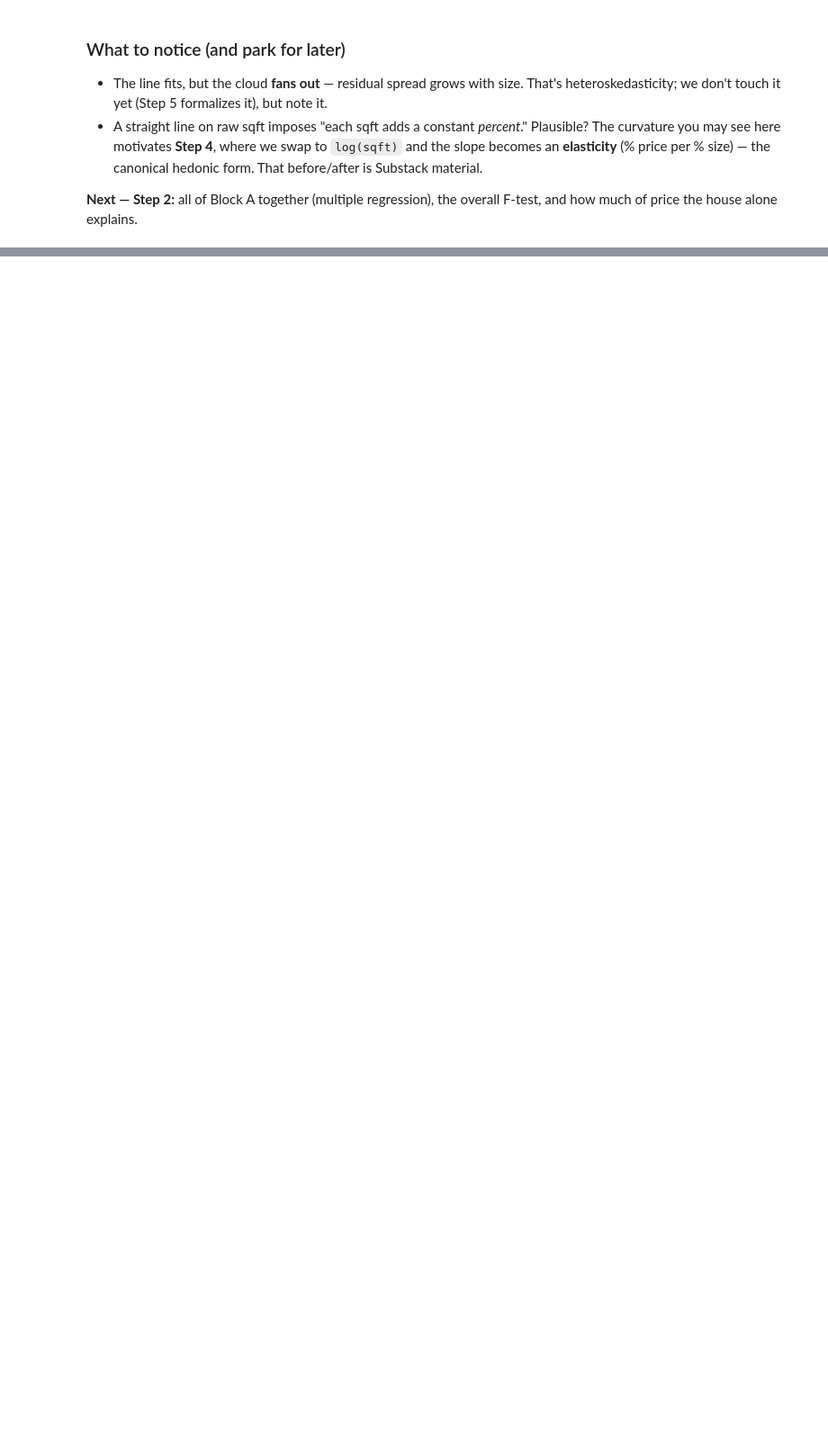
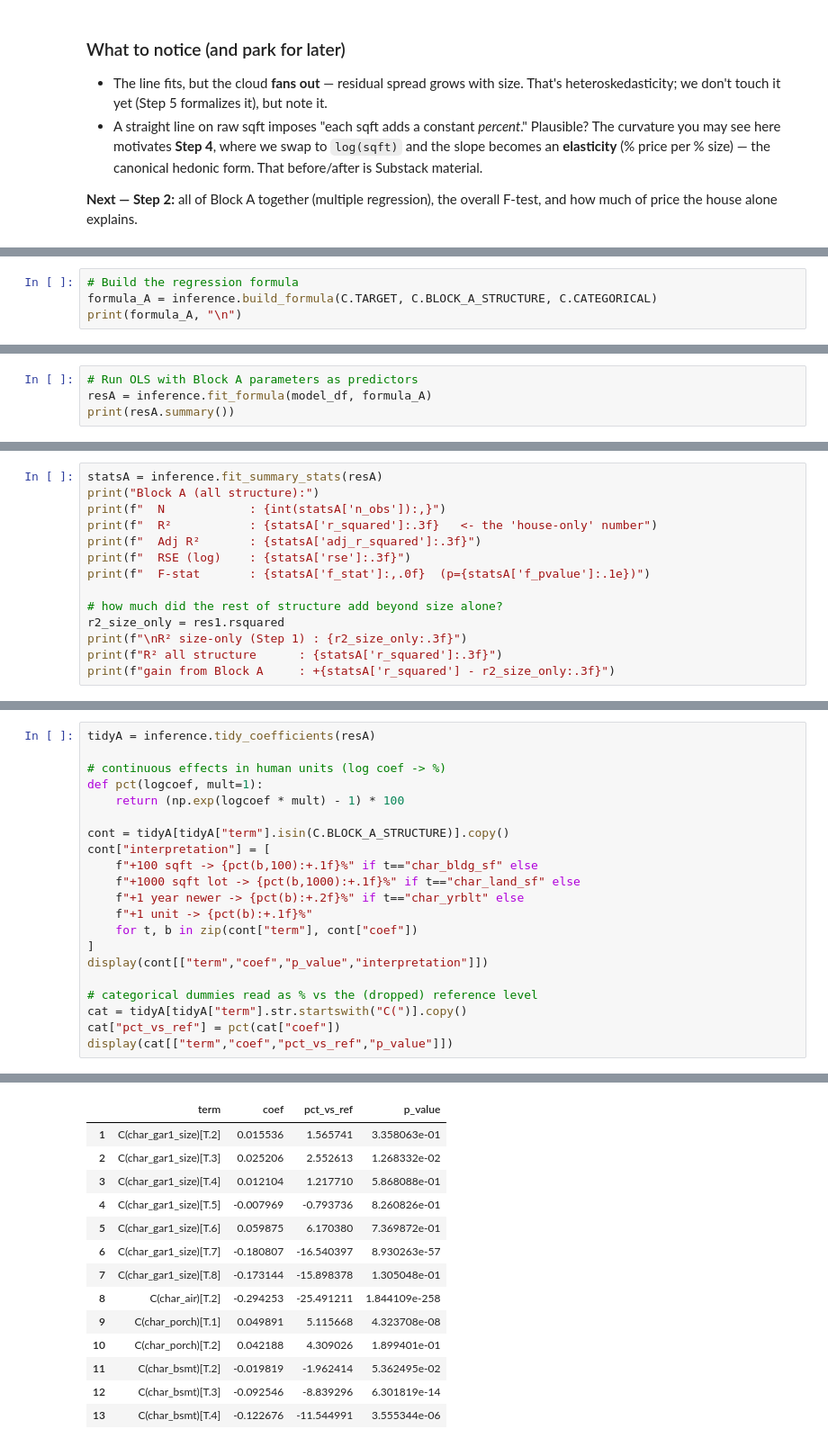
Before and after one commit to eshanprashar/chi-housing-analysis, a Jupyter notebook: notebooks/02_hedonic_regression.ipynb, the cells around one changed output, grey strips where cells are left out. Shown at 90% size. Drawn from its saved outputs; the diff is of its cells as text; blank space fills up the shorter version.

Commit message:
updated with multiple regression

```diff
--- a/notebooks/02_hedonic_regression.ipynb
+++ b/notebooks/02_hedonic_regression.ipynb
@@ -130,0 +141,4 @@ plt.show()
+# %%
+# Build the regression formula
+formula_A = inference.build_formula(C.TARGET, C.BLOCK_A_STRUCTURE, C.CATEGORICAL)
+print(formula_A, "\n")
@@ -130,0 +147,4 @@ plt.show()
+# %%
+# Run OLS with Block A parameters as predictors
+resA = inference.fit_formula(model_df, formula_A)
+print(resA.summary())
@@ -130,0 +169,14 @@ plt.show()
+# %%
+statsA = inference.fit_summary_stats(resA)
+print("Block A (all structure):")
+print(f"  N            : {int(statsA['n_obs']):,}")
+print(f"  R²           : {statsA['r_squared']:.3f}   <- the 'house-only' number")
+print(f"  Adj R²       : {statsA['adj_r_squared']:.3f}")
+print(f"  RSE (log)    : {statsA['rse']:.3f}")
+print(f"  F-stat       : {statsA['f_stat']:,.0f}  (p={statsA['f_pvalue']:.1e})")
+
+# how much did the rest of structure add beyond size alone?
+r2_size_only = res1.rsquared
+print(f"\nR² size-only (Step 1) : {r2_size_only:.3f}")
+print(f"R² all structure      : {statsA['r_squared']:.3f}")
+print(f"gain from Block A     : +{statsA['r_squared'] - r2_size_only:.3f}")
@@ -130,0 +194,22 @@ plt.show()
+# %%
+tidyA = inference.tidy_coefficients(resA)
+
+# continuous effects in human units (log coef -> %)
+def pct(logcoef, mult=1):
+    return (np.exp(logcoef * mult) - 1) * 100
+
+cont = tidyA[tidyA["term"].isin(C.BLOCK_A_STRUCTURE)].copy()
+cont["interpretation"] = [
+    f"+100 sqft -> {pct(b,100):+.1f}%" if t=="char_bldg_sf" else
+    f"+1000 sqft lot -> {pct(b,1000):+.1f}%" if t=="char_land_sf" else
+    f"+1 year newer -> {pct(b):+.2f}%" if t=="char_yrblt" else
+    f"+1 unit -> {pct(b):+.1f}%"
+    for t, b in zip(cont["term"], cont["coef"])
+]
+display(cont[["term","coef","p_value","interpretation"]])
+
+# categorical dummies read as % vs the (dropped) reference level
+cat = tidyA[tidyA["term"].str.startswith("C(")].copy()
+cat["pct_vs_ref"] = pct(cat["coef"])
+display(cat[["term","coef","pct_vs_ref","p_value"]])
+# %% [output]
@@ -130,0 +222,14 @@ plt.show()
+|  | term | coef | pct_vs_ref | p_value |
+| 1 | C(char_gar1_size)[T.2] | 0.015536 | 1.565741 | 3.358063e-01 |
+| 2 | C(char_gar1_size)[T.3] | 0.025206 | 2.552613 | 1.268332e-02 |
+| 3 | C(char_gar1_size)[T.4] | 0.012104 | 1.217710 | 5.868088e-01 |
+| 4 | C(char_gar1_size)[T.5] | -0.007969 | -0.793736 | 8.260826e-01 |
+| 5 | C(char_gar1_size)[T.6] | 0.059875 | 6.170380 | 7.369872e-01 |
+| 6 | C(char_gar1_size)[T.7] | -0.180807 | -16.540397 | 8.930263e-57 |
+| 7 | C(char_gar1_size)[T.8] | -0.173144 | -15.898378 | 1.305048e-01 |
+| 8 | C(char_air)[T.2] | -0.294253 | -25.491211 | 1.844109e-258 |
+| 9 | C(char_porch)[T.1] | 0.049891 | 5.115668 | 4.323708e-08 |
+| 10 | C(char_porch)[T.2] | 0.042188 | 4.309026 | 1.899401e-01 |
+| 11 | C(char_bsmt)[T.2] | -0.019819 | -1.962414 | 5.362495e-02 |
+| 12 | C(char_bsmt)[T.3] | -0.092546 | -8.839296 | 6.301819e-14 |
+| 13 | C(char_bsmt)[T.4] | -0.122676 | -11.544991 | 3.555344e-06 |
```
Also changed, not shown: parts of 11 cells of this notebook, 1 other file.
